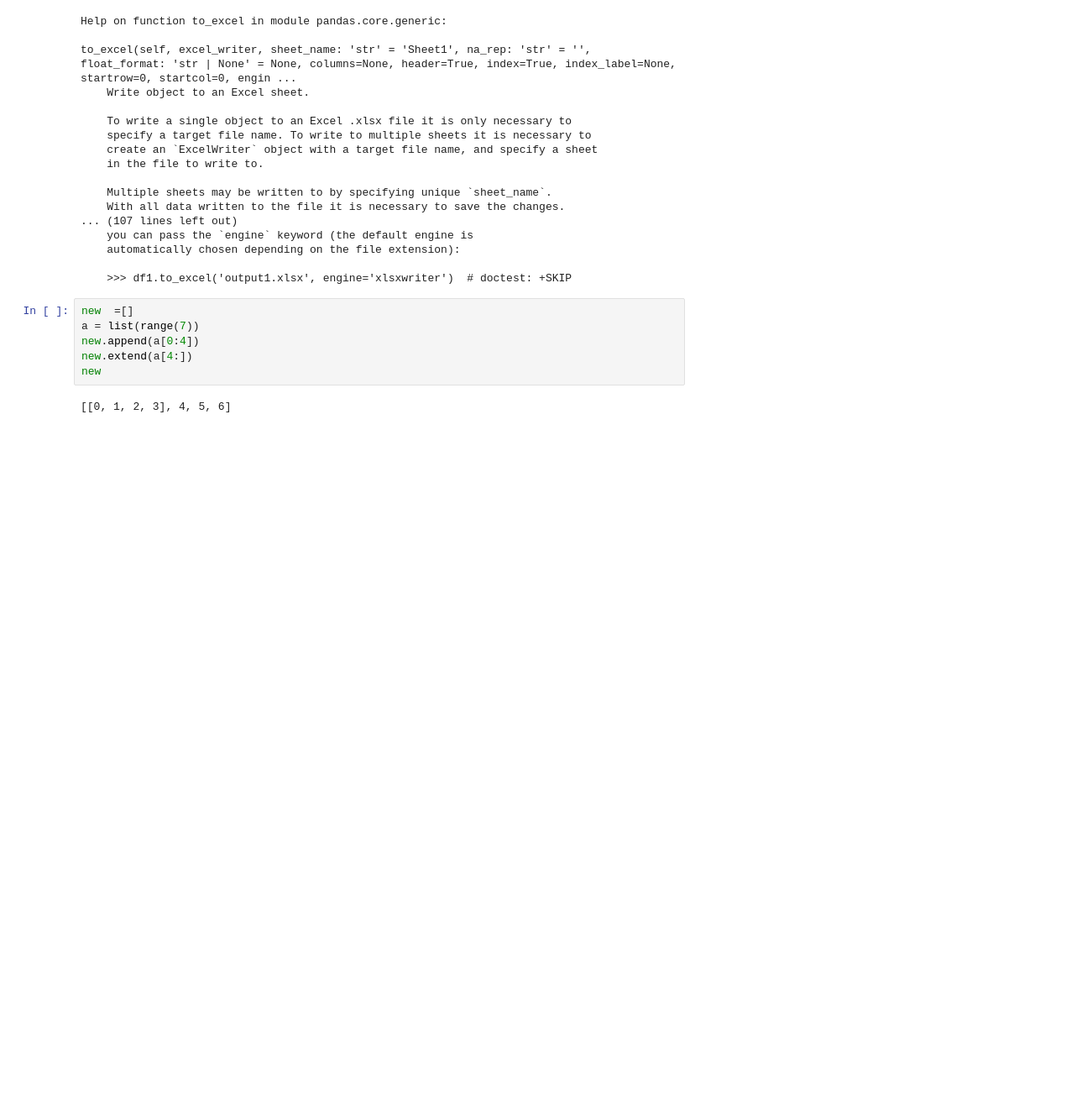
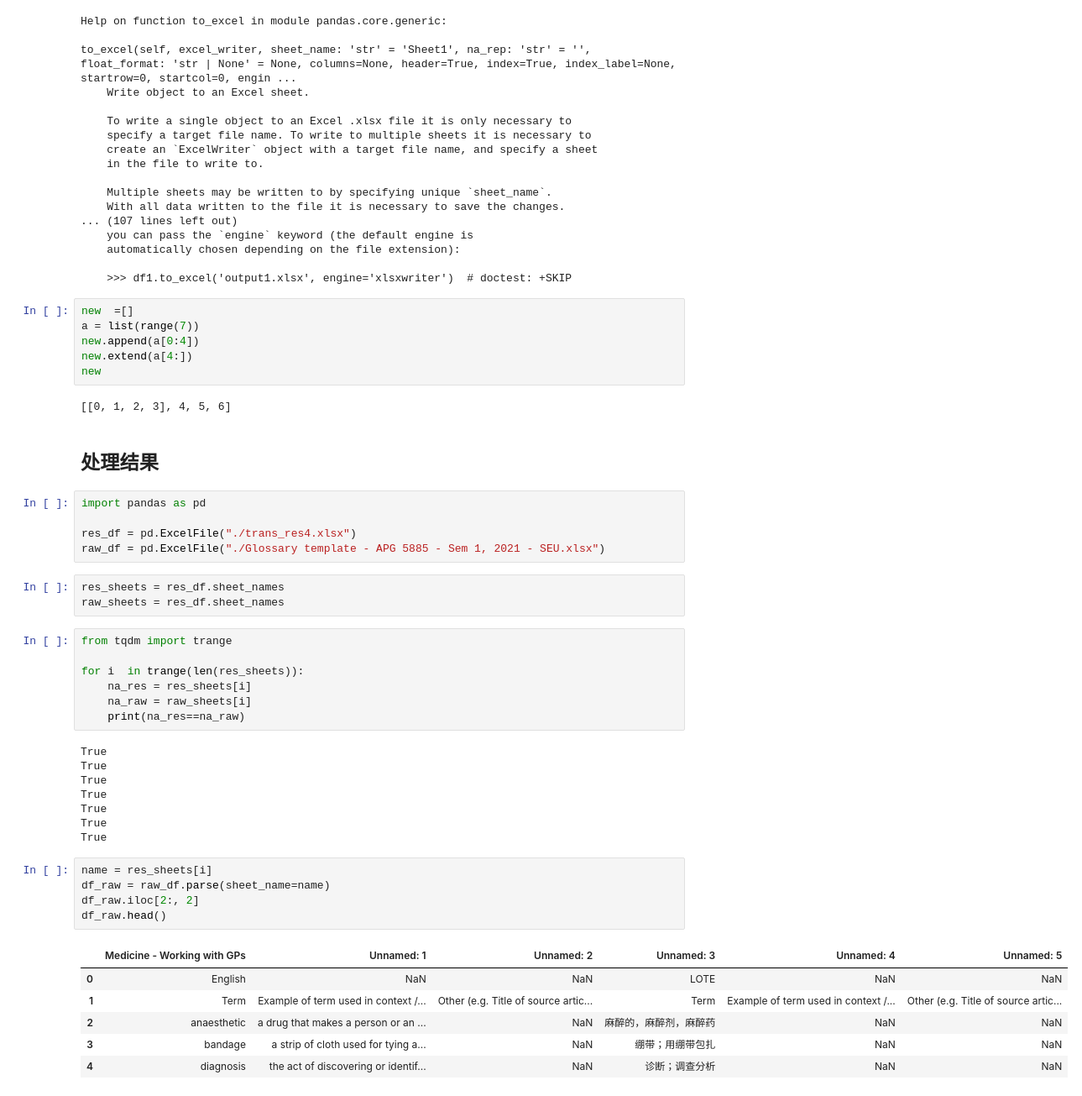
Before and after one commit to hongtao45/Translator, a Jupyter notebook: test.ipynb, the cells around one changed output. Shown at 84% size. Drawn from its saved outputs; the diff is of its cells as text; blank space fills up the shorter version.

```diff
--- a/test.ipynb
+++ b/test.ipynb
@@ -382,3 +382,40 @@ new.extend(a[4:])
 new
 # %% [output]
 [[0, 1, 2, 3], 4, 5, 6]
+# %% [markdown]
+## 处理结果
+# %%
+import pandas as pd
+
+res_df = pd.ExcelFile("./trans_res4.xlsx")
+raw_df = pd.ExcelFile("./Glossary template - APG 5885 - Sem 1, 2021 - SEU.xlsx")
+# %%
+res_sheets = res_df.sheet_names
+raw_sheets = res_df.sheet_names
+# %%
+from tqdm import trange
+
+for i  in trange(len(res_sheets)):
+    na_res = res_sheets[i]
+    na_raw = raw_sheets[i]
+    print(na_res==na_raw)
+# %% [output]
+True
+True
+True
+True
+True
+True
+True
+# %%
+name = res_sheets[i]
+df_raw = raw_df.parse(sheet_name=name)
+df_raw.iloc[2:, 2]
+df_raw.head()
+# %% [output]
+|  | Medicine - Working with GPs | Unnamed: 1 | Unnamed: 2 | Unnamed: 3 | Unnamed: 4 | Unnamed: 5 |
+| 0 | English | NaN | NaN | LOTE | NaN | NaN |
+| 1 | Term | Example of term used in context /... | Other (e.g. Title of source artic... | Term | Example of term used in context /... | Other (e.g. Title of source artic... |
+| 2 | anaesthetic | a drug that makes a person or an ... | NaN | 麻醉的，麻醉剂，麻醉药 | NaN | NaN |
+| 3 | bandage | a strip of cloth used for tying a... | NaN | 绷带；用绷带包扎 | NaN | NaN |
+| 4 | diagnosis | the act of discovering or identif... | NaN | 诊断；调查分析 | NaN | NaN |
```
Also changed, not shown: parts of 3 cells of this notebook, 9 other files.
